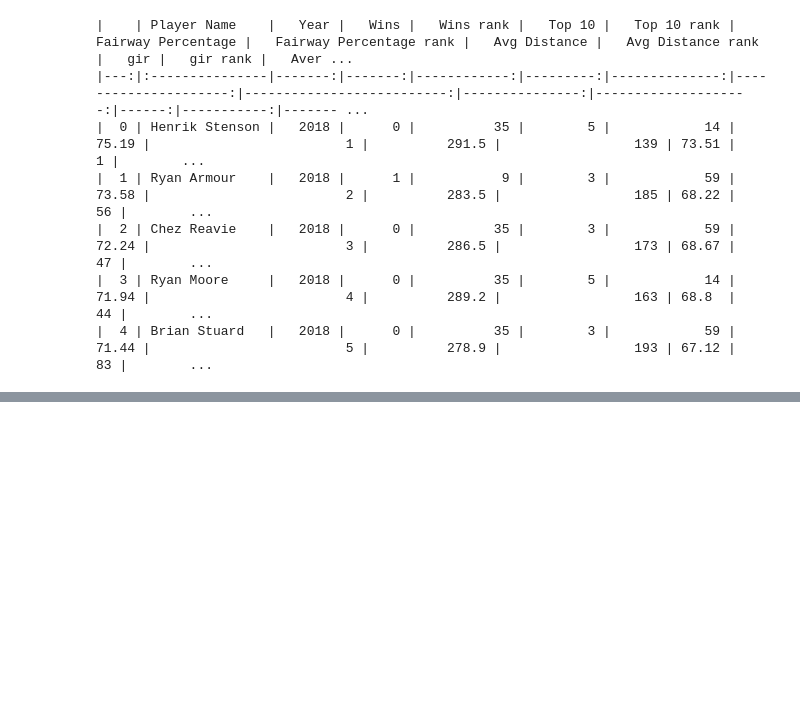
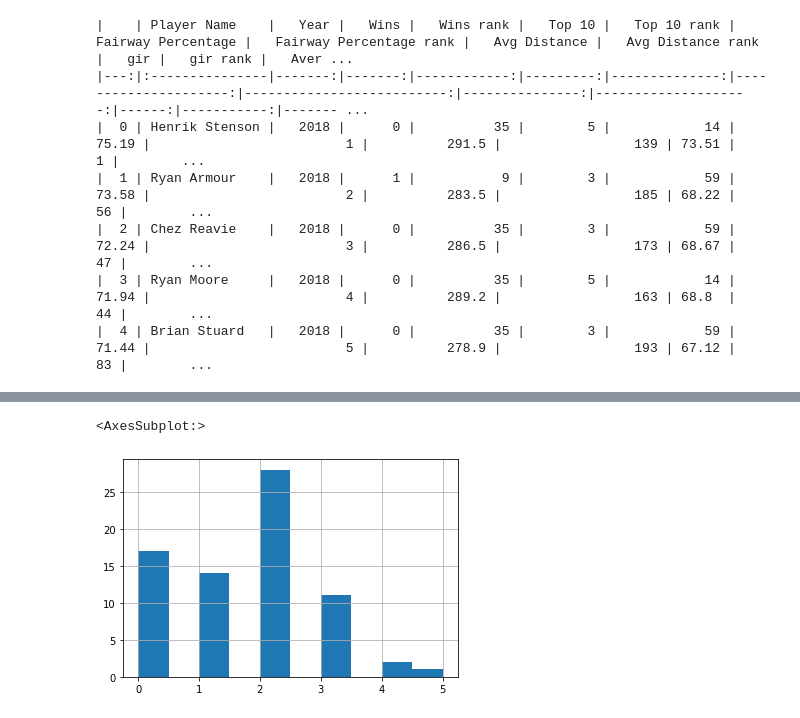
Before and after one commit to richy-p/pga_tour_analysis, a Jupyter notebook: notebooks/clean_analysis.ipynb, the cells around one changed output, grey strips where cells are left out. Saved outputs shown, nothing was run; the diff lists cells and outputs as text; code cells hidden in the pictures; blank space fills up the shorter version.

```diff
--- a/notebooks/clean_analysis.ipynb
+++ b/notebooks/clean_analysis.ipynb
@@ -34,0 +103,5 @@ print(df.head().to_markdown())
+# %%
+df[(df['Wins rank']<=3) | (df['Top 10 rank']<=3)].Wins.hist()
+# %% [output]
+<AxesSubplot:>
+[figure, added]
```
Also changed, not shown: parts of 29 cells of this notebook, 29 other files.
